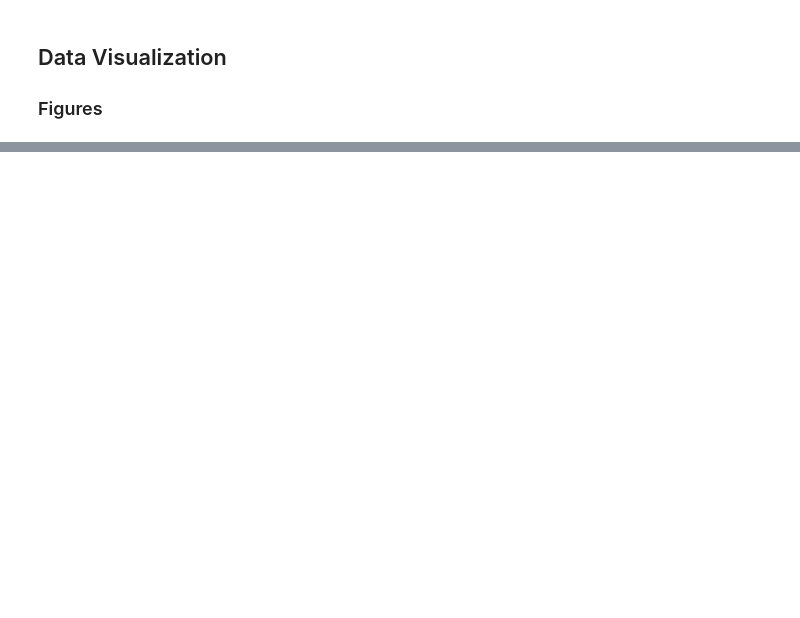
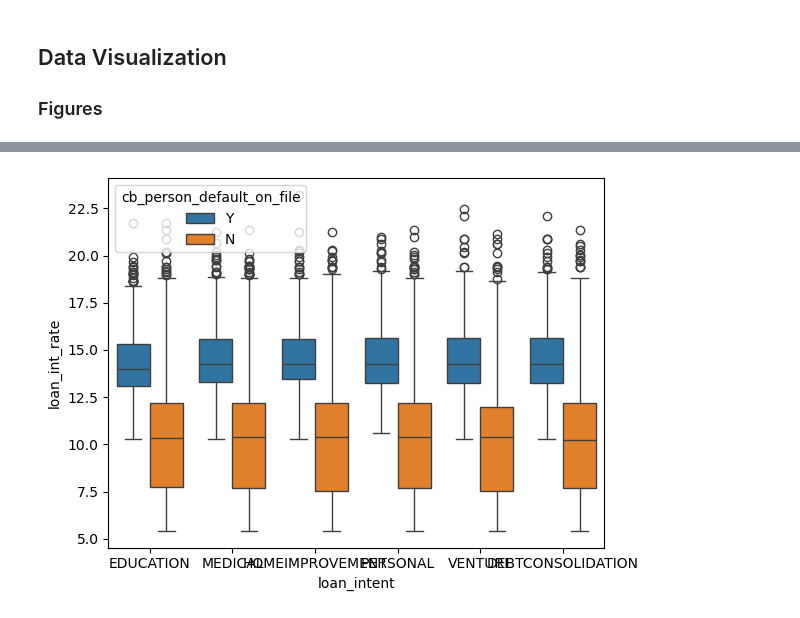
Before and after one commit to EpicET/EpicET.github.io, a Jupyter notebook: posts/Automated Decision Systems/index.ipynb, the cells around one changed output, grey strips where cells are left out. Saved outputs shown, nothing was run; the diff lists cells and outputs as text; code cells hidden in the pictures; blank space fills up the shorter version.

```diff
--- a/posts/Automated Decision Systems/index.ipynb
+++ b/posts/Automated Decision Systems/index.ipynb
@@ -26,5 +43,7 @@ p1 = sns.scatterplot(df_train, x="person_age", y="person_emp_length", hue= "loan
 # %%
 
-p2 = sns.histplot(df_train, x="person_income", y="loan_percent_income", bins=50)
+p2 = sns.boxplot(data=df_train, x='loan_intent', y='loan_int_rate', hue='cb_person_default_on_file')
+# %% [output]
+[figure, added]
 # %%
 p4 = sns.barplot(df_train, x="loan_status", y="person_income")
```
Also changed, not shown: parts of 8 cells of this notebook, 6 other files.
